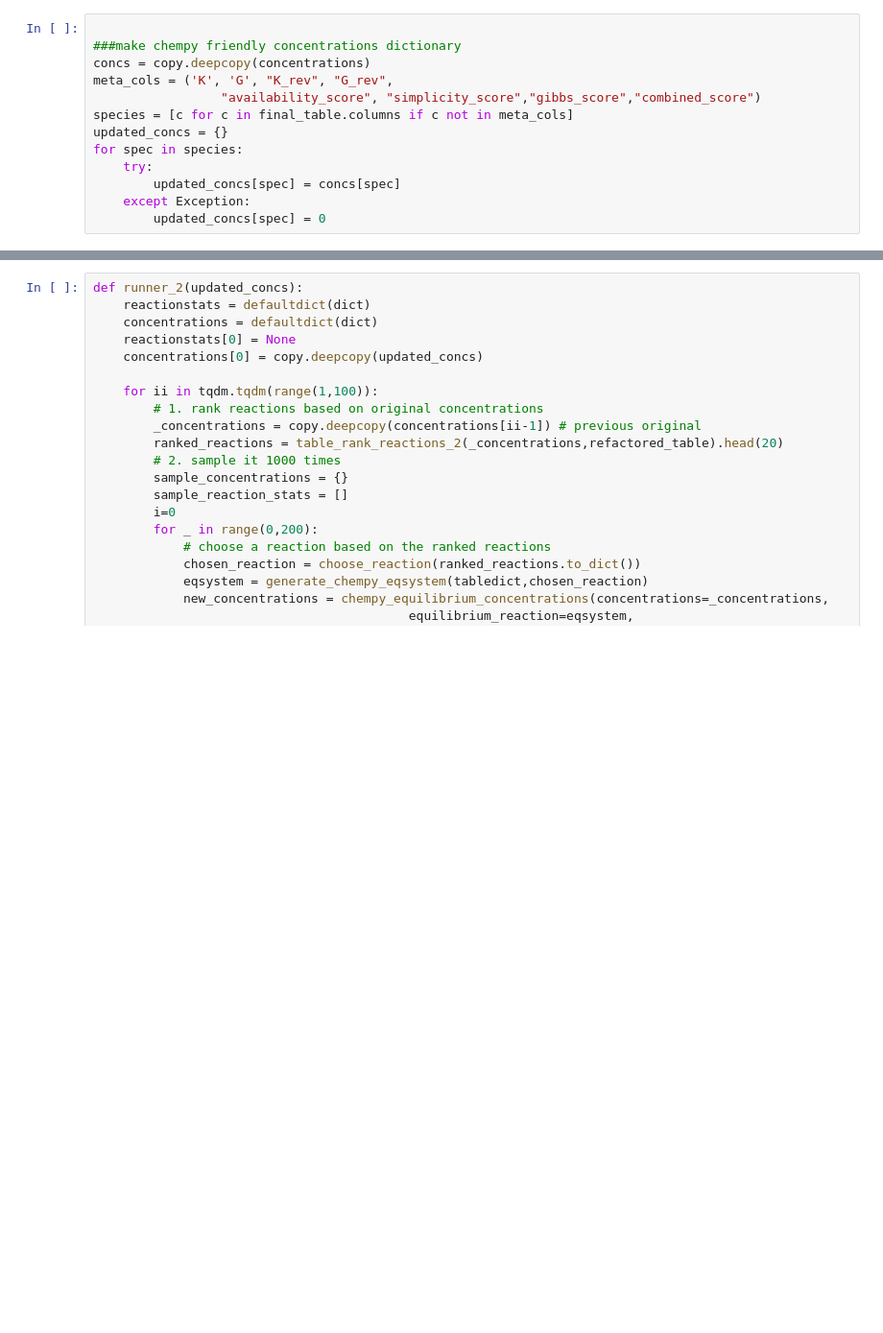
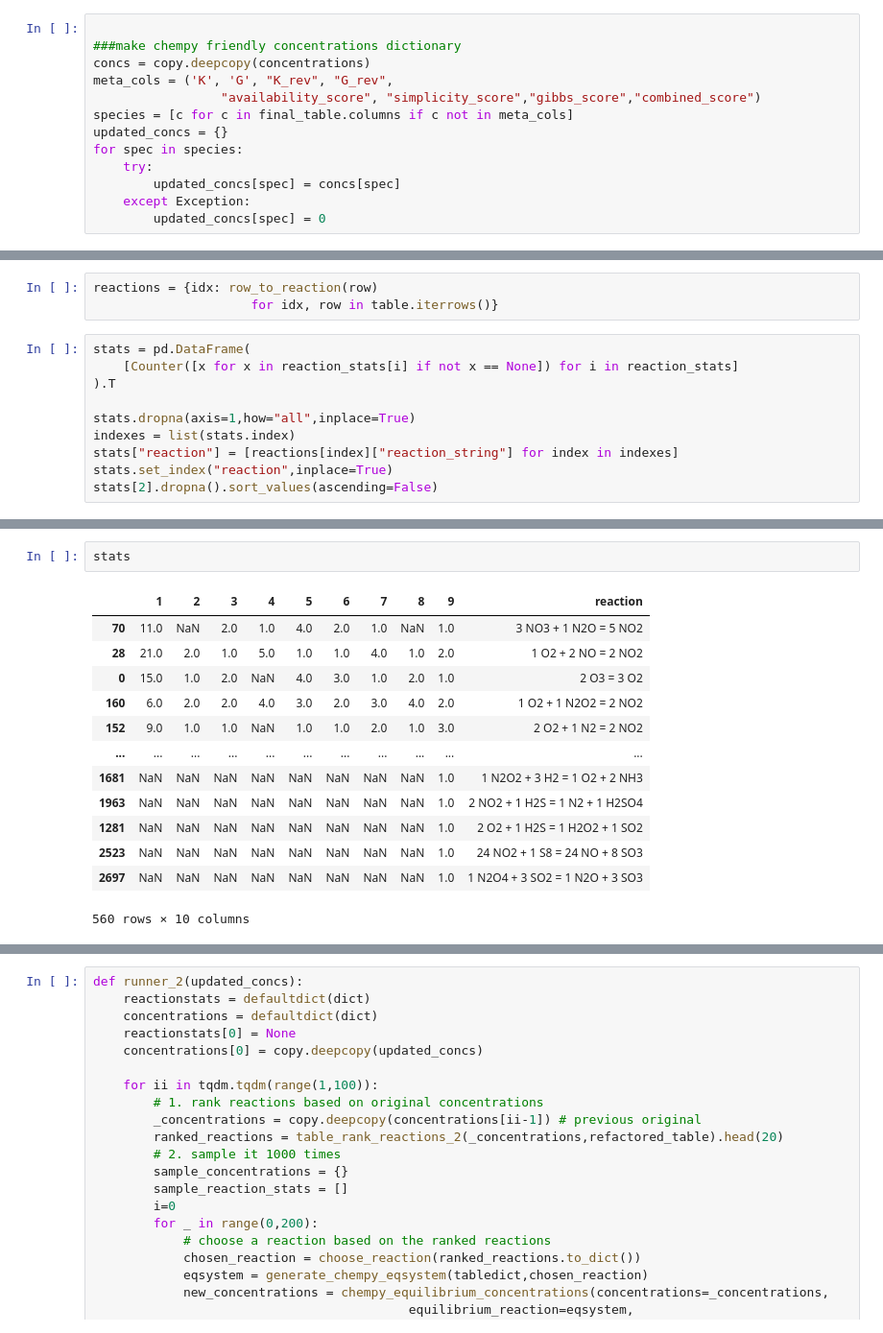
Before and after one commit to badw/arcs, a Jupyter notebook: examples/table_sandbox.ipynb, the cells around one changed output, grey strips where cells are left out. Shown at 96% size. Cells and saved outputs as stored; diff of their text form; blank space fills up the shorter version.

```diff
--- a/examples/table_sandbox.ipynb
+++ b/examples/table_sandbox.ipynb
@@ -806,0 +801,13 @@ Name: 19, dtype: float64
+# %%
+reactions = {idx: row_to_reaction(row)
+                     for idx, row in table.iterrows()}
+# %%
+stats = pd.DataFrame(
+    [Counter([x for x in reaction_stats[i] if not x == None]) for i in reaction_stats]
+).T
+
+stats.dropna(axis=1,how="all",inplace=True)
+indexes = list(stats.index)
+stats["reaction"] = [reactions[index]["reaction_string"] for index in indexes]
+stats.set_index("reaction",inplace=True)
+stats[2].dropna().sort_values(ascending=False)
@@ -806,0 +828,16 @@ Name: 19, dtype: float64
+# %%
+stats
+# %% [output]
+|  | 1 | 2 | 3 | 4 | 5 | 6 | 7 | 8 | 9 | reaction |
+| 70 | 11.0 | NaN | 2.0 | 1.0 | 4.0 | 2.0 | 1.0 | NaN | 1.0 | 3 NO3 + 1 N2O = 5 NO2 |
+| 28 | 21.0 | 2.0 | 1.0 | 5.0 | 1.0 | 1.0 | 4.0 | 1.0 | 2.0 | 1 O2 + 2 NO = 2 NO2 |
+| 0 | 15.0 | 1.0 | 2.0 | NaN | 4.0 | 3.0 | 1.0 | 2.0 | 1.0 | 2 O3 = 3 O2 |
+| 160 | 6.0 | 2.0 | 2.0 | 4.0 | 3.0 | 2.0 | 3.0 | 4.0 | 2.0 | 1 O2 + 1 N2O2 = 2 NO2 |
+| 152 | 9.0 | 1.0 | 1.0 | NaN | 1.0 | 1.0 | 2.0 | 1.0 | 3.0 | 2 O2 + 1 N2 = 2 NO2 |
+| ... | ... | ... | ... | ... | ... | ... | ... | ... | ... | ... |
+| 1681 | NaN | NaN | NaN | NaN | NaN | NaN | NaN | NaN | 1.0 | 1 N2O2 + 3 H2 = 1 O2 + 2 NH3 |
+| 1963 | NaN | NaN | NaN | NaN | NaN | NaN | NaN | NaN | 1.0 | 2 NO2 + 1 H2S = 1 N2 + 1 H2SO4 |
+| 1281 | NaN | NaN | NaN | NaN | NaN | NaN | NaN | NaN | 1.0 | 2 O2 + 1 H2S = 1 H2O2 + 1 SO2 |
+| 2523 | NaN | NaN | NaN | NaN | NaN | NaN | NaN | NaN | 1.0 | 24 NO2 + 1 S8 = 24 NO + 8 SO3 |
+| 2697 | NaN | NaN | NaN | NaN | NaN | NaN | NaN | NaN | 1.0 | 1 N2O4 + 3 SO2 = 1 N2O + 3 SO3 |
+560 rows × 10 columns
```
Also changed, not shown: parts of 13 cells of this notebook.
